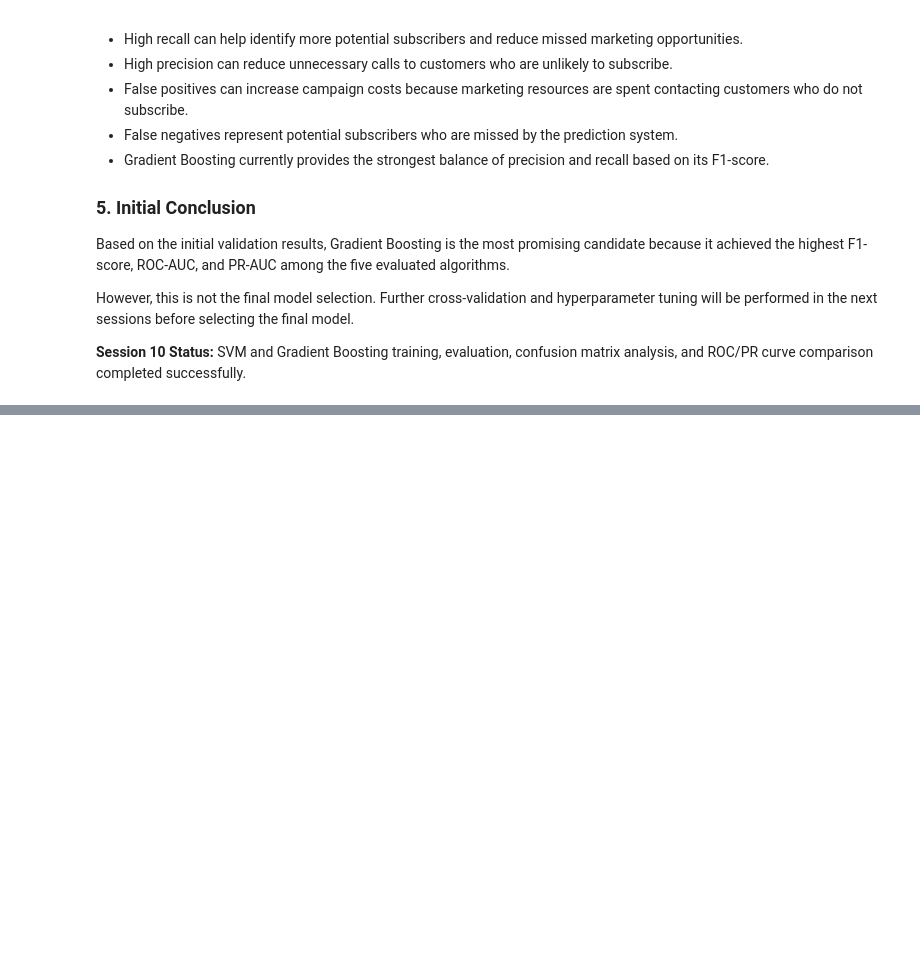
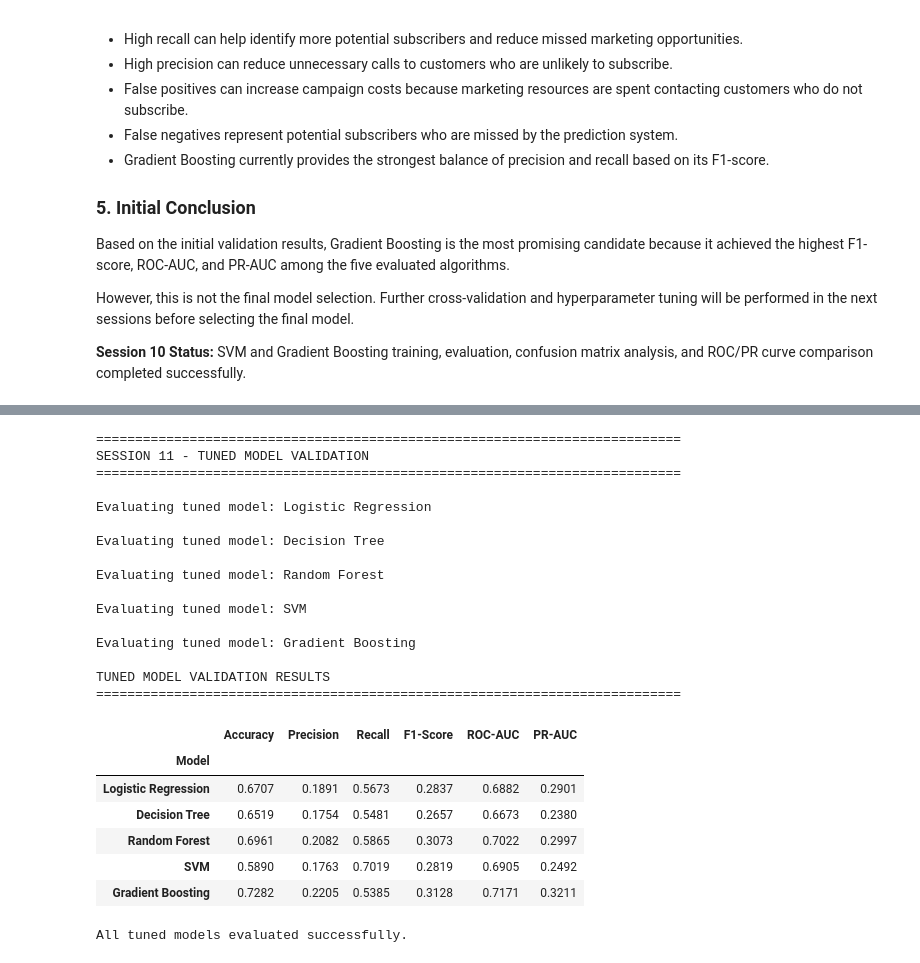
Before and after one commit to ajeetsherkar/Bank-Marketing-ML-PBL, a Jupyter notebook: notebooks/05_model_development.ipynb, the cells around one changed output, grey strips where cells are left out. Cells and saved outputs as stored; diff of their text form; code cells hidden in the pictures; blank space fills up the shorter version.

```diff
--- a/notebooks/05_model_development.ipynb
+++ b/notebooks/05_model_development.ipynb
@@ -1568,0 +2033,72 @@ However, this is not the final model selection. Further cross-validation and hyp
+# %%
+# ==========================================
+# SESSION 11 - TUNED MODEL VALIDATION
+# ==========================================
+
+tuned_validation_results = []
+tuned_validation_models = {}
+
+print("=" * 75)
+print("SESSION 11 - TUNED MODEL VALIDATION")
+print("=" * 75)
+
+for model_name, search in tuned_models.items():
+
+    print(f"\nEvaluating tuned model: {model_name}")
+
+    best_model = search.best_estimator_
+
+    predictions = best_model.predict(X_val)
+    probabilities = best_model.predict_proba(X_val)[:, 1]
+
+    results = evaluate_model(
+        model_name,
+        y_val,
+        predictions,
+        probabilities
+    )
+
+    tuned_validation_results.append(results)
+
+    tuned_validation_models[model_name] = best_model
+
+# Create comparison table
+tuned_validation_df = pd.DataFrame(
+    tuned_validation_results
+)
+
+print("\nTUNED MODEL VALIDATION RESULTS")
+print("=" * 75)
+
+display(
+    tuned_validation_df
+    .set_index("Model")
+    .round(4)
+)
+
+print("\nAll tuned models evaluated successfully.")
+# %% [output]
+===========================================================================
+SESSION 11 - TUNED MODEL VALIDATION
+===========================================================================
+
+Evaluating tuned model: Logistic Regression
+
+Evaluating tuned model: Decision Tree
+
+Evaluating tuned model: Random Forest
+
+Evaluating tuned model: SVM
+
+Evaluating tuned model: Gradient Boosting
+
+TUNED MODEL VALIDATION RESULTS
+===========================================================================
+|  | Accuracy | Precision | Recall | F1-Score | ROC-AUC | PR-AUC |
+| Model |  |  |  |  |  |  |
+| Logistic Regression | 0.6707 | 0.1891 | 0.5673 | 0.2837 | 0.6882 | 0.2901 |
+| Decision Tree | 0.6519 | 0.1754 | 0.5481 | 0.2657 | 0.6673 | 0.2380 |
+| Random Forest | 0.6961 | 0.2082 | 0.5865 | 0.3073 | 0.7022 | 0.2997 |
+| SVM | 0.5890 | 0.1763 | 0.7019 | 0.2819 | 0.6905 | 0.2492 |
+| Gradient Boosting | 0.7282 | 0.2205 | 0.5385 | 0.3128 | 0.7171 | 0.3211 |
+All tuned models evaluated successfully.
```
Also changed, not shown: parts of 13 cells of this notebook, 1 other file.
